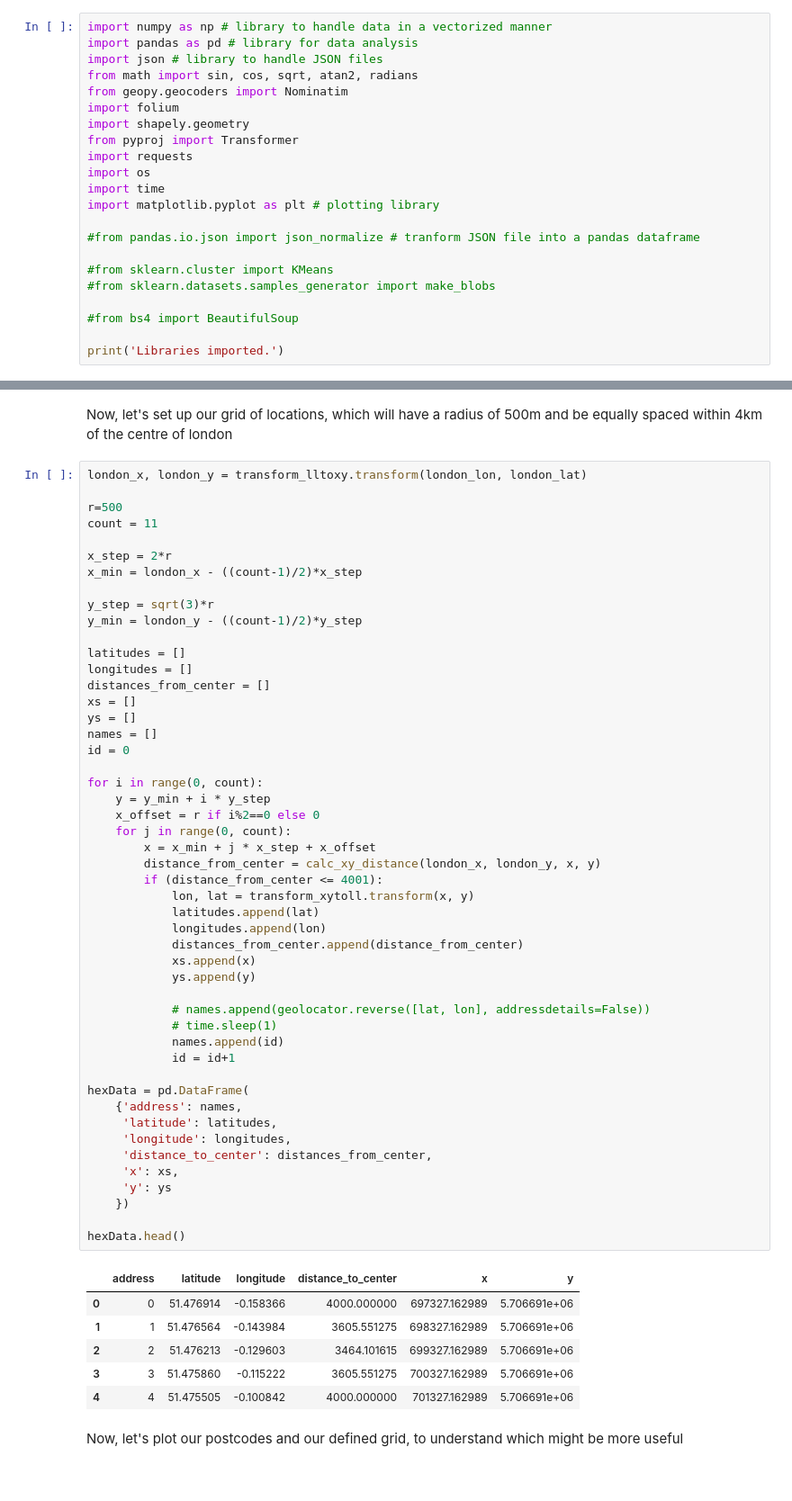
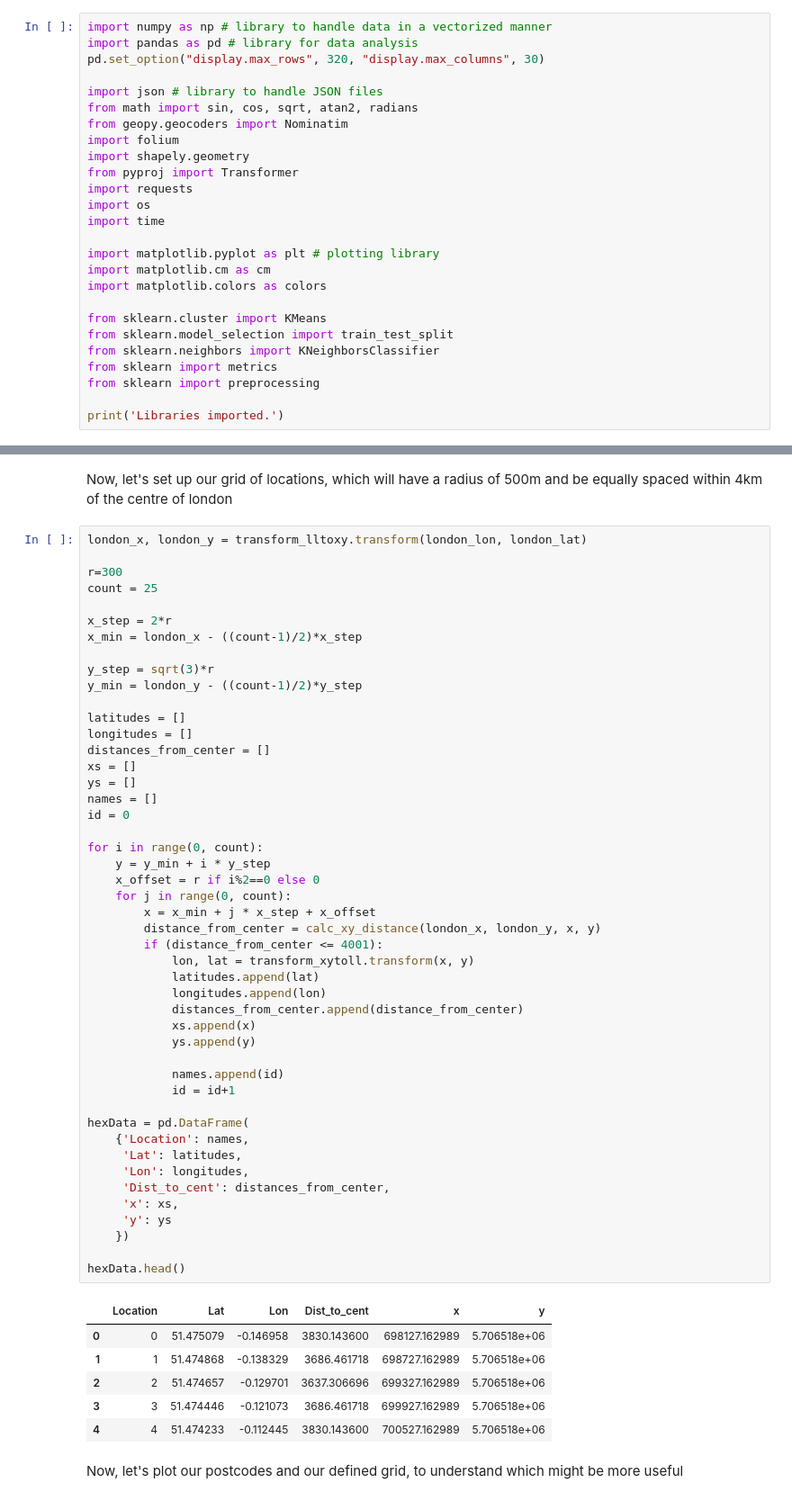
Before and after one commit to tomreimer16/Coursera_Capstone, a Jupyter notebook: capstone-london-analysis.ipynb, the cells around one changed output, grey strips where cells are left out. Shown at 90% size. Saved outputs shown, nothing was run; the diff lists cells and outputs as text.

```diff
--- a/capstone-london-analysis.ipynb
+++ b/capstone-london-analysis.ipynb
@@ -6,6 +6,8 @@ Import relevant packages:
 # %%
 import numpy as np # library to handle data in a vectorized manner
 import pandas as pd # library for data analysis
+pd.set_option("display.max_rows", 320, "display.max_columns", 30)
+
 import json # library to handle JSON files
 from math import sin, cos, sqrt, atan2, radians
 from geopy.geocoders import Nominatim
@@ -15,14 +17,16 @@ from pyproj import Transformer
 import requests
 import os
 import time
+
 import matplotlib.pyplot as plt # plotting library
+import matplotlib.cm as cm
+import matplotlib.colors as colors
 
-#from pandas.io.json import json_normalize # tranform JSON file into a pandas dataframe
-
-#from sklearn.cluster import KMeans
-#from sklearn.datasets.samples_generator import make_blobs
-
-#from bs4 import BeautifulSoup
+from sklearn.cluster import KMeans
+from sklearn.model_selection import train_test_split
+from sklearn.neighbors import KNeighborsClassifier
+from sklearn import metrics
+from sklearn import preprocessing
 
 print('Libraries imported.')
 # %% [output]
@@ -117,8 +121,8 @@ Now, let's set up our grid of locations, which will have a radius of 500m and be
 # %%
 london_x, london_y = transform_lltoxy.transform(london_lon, london_lat)
 
-r=500
-count = 11
+r=300
+count = 25
 
 x_step = 2*r
 x_min = london_x - ((count-1)/2)*x_step
@@ -131,45 +135,43 @@ longitudes = []
 distances_from_center = []
 xs = []
 ys = []
 names = []
 id = 0
 
 for i in range(0, count):
     y = y_min + i * y_step
     x_offset = r if i%2==0 else 0
     for j in range(0, count):
         x = x_min + j * x_step + x_offset
         distance_from_center = calc_xy_distance(london_x, london_y, x, y)
         if (distance_from_center <= 4001):
             lon, lat = transform_xytoll.transform(x, y)
             latitudes.append(lat)
             longitudes.append(lon)
             distances_from_center.append(distance_from_center)
             xs.append(x)
             ys.append(y)
 
-            # names.append(geolocator.reverse([lat, lon], addressdetails=False))
-            # time.sleep(1)
             names.append(id)
             id = id+1
 
 hexData = pd.DataFrame(
-    {'address': names,
-     'latitude': latitudes,
-     'longitude': longitudes,
-     'distance_to_center': distances_from_center,
+    {'Location': names,
+     'Lat': latitudes,
+     'Lon': longitudes,
+     'Dist_to_cent': distances_from_center,
      'x': xs,
      'y': ys
     })
 
 hexData.head()
 # %% [output]
-|  | address | latitude | longitude | distance_to_center | x | y |
-| 0 | 0 | 51.476914 | -0.158366 | 4000.000000 | 697327.162989 | 5.706691e+06 |
-| 1 | 1 | 51.476564 | -0.143984 | 3605.551275 | 698327.162989 | 5.706691e+06 |
-| 2 | 2 | 51.476213 | -0.129603 | 3464.101615 | 699327.162989 | 5.706691e+06 |
-| 3 | 3 | 51.475860 | -0.115222 | 3605.551275 | 700327.162989 | 5.706691e+06 |
-| 4 | 4 | 51.475505 | -0.100842 | 4000.000000 | 701327.162989 | 5.706691e+06 |
+|  | Location | Lat | Lon | Dist_to_cent | x | y |
+| 0 | 0 | 51.475079 | -0.146958 | 3830.143600 | 698127.162989 | 5.706518e+06 |
+| 1 | 1 | 51.474868 | -0.138329 | 3686.461718 | 698727.162989 | 5.706518e+06 |
+| 2 | 2 | 51.474657 | -0.129701 | 3637.306696 | 699327.162989 | 5.706518e+06 |
+| 3 | 3 | 51.474446 | -0.121073 | 3686.461718 | 699927.162989 | 5.706518e+06 |
+| 4 | 4 | 51.474233 | -0.112445 | 3830.143600 | 700527.162989 | 5.706518e+06 |
 # %% [markdown]
 Now, let's plot our postcodes and our defined grid, to understand which might be more useful
 # %%
```
Also changed, not shown: parts of 33 cells of this notebook, 6 other files.
